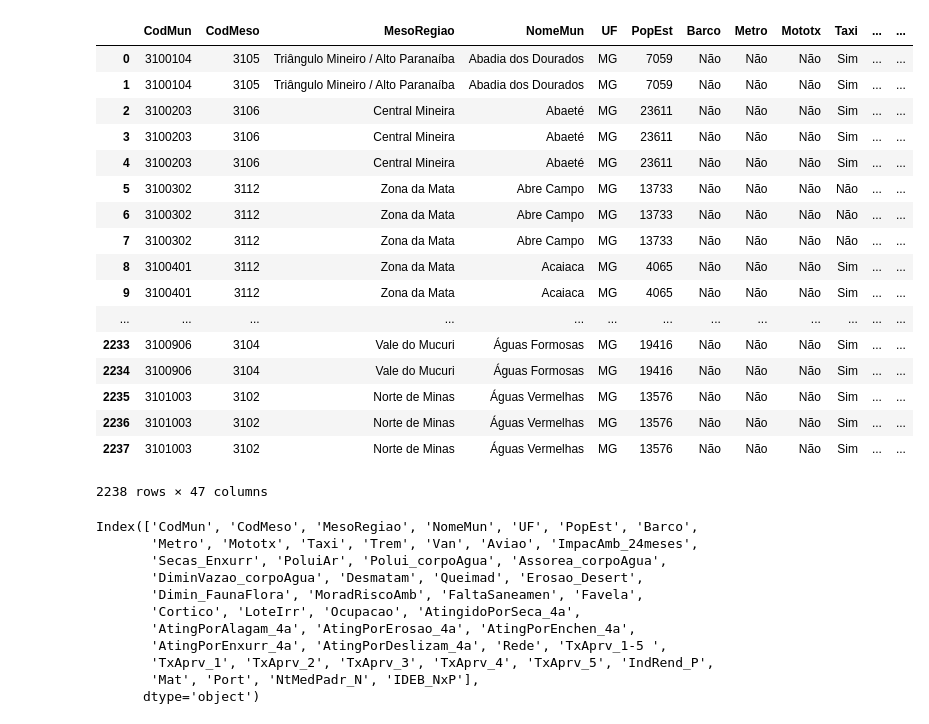
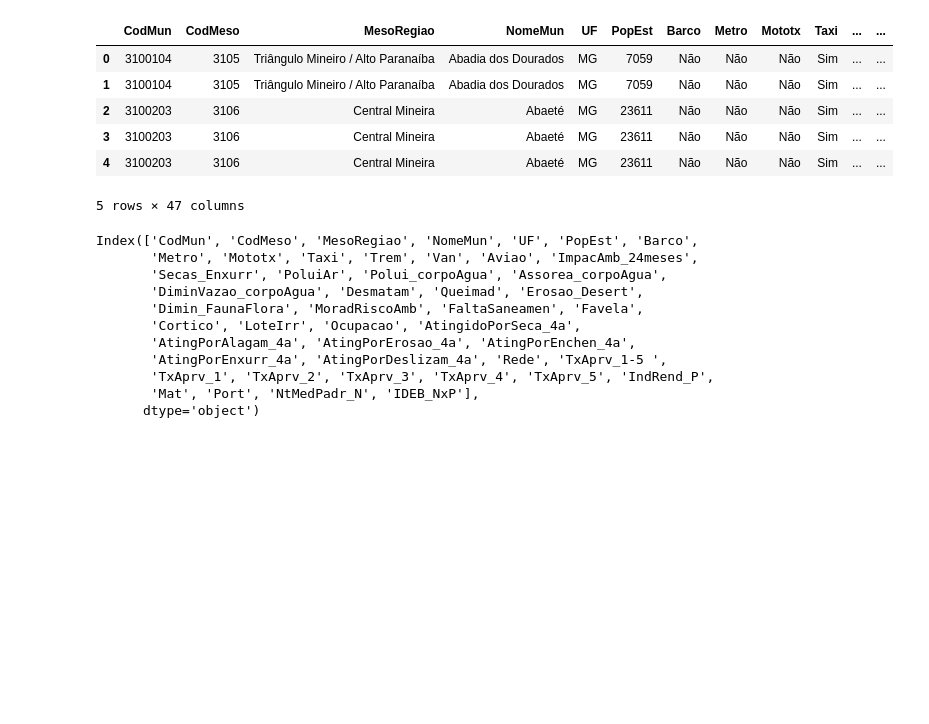
Before and after one commit to jessicatcr-zz/edu-municipios, a Jupyter notebook: Main.ipynb, the cells around one changed output. Saved outputs shown, nothing was run; the diff lists cells and outputs as text; code cells hidden in the pictures; blank space fills up the shorter version.

```diff
--- a/Main.ipynb
+++ b/Main.ipynb
@@ -16,26 +16,15 @@ from sklearn.model_selection import train_test_split
 from sklearn.model_selection import StratifiedKFold
 # %%
 df = pd.read_csv('EduBas_Munic.csv')
-df
+df.head()
 # %% [output]
 |  | CodMun | CodMeso | MesoRegiao | NomeMun | UF | PopEst | Barco | Metro | Mototx | Taxi | ... | ... |
 | 0 | 3100104 | 3105 | Triângulo Mineiro / Alto Paranaíba | Abadia dos Dourados | MG | 7059 | Não | Não | Não | Sim | ... | ... |
 | 1 | 3100104 | 3105 | Triângulo Mineiro / Alto Paranaíba | Abadia dos Dourados | MG | 7059 | Não | Não | Não | Sim | ... | ... |
 | 2 | 3100203 | 3106 | Central Mineira | Abaeté | MG | 23611 | Não | Não | Não | Sim | ... | ... |
 | 3 | 3100203 | 3106 | Central Mineira | Abaeté | MG | 23611 | Não | Não | Não | Sim | ... | ... |
 | 4 | 3100203 | 3106 | Central Mineira | Abaeté | MG | 23611 | Não | Não | Não | Sim | ... | ... |
-| 5 | 3100302 | 3112 | Zona da Mata | Abre Campo | MG | 13733 | Não | Não | Não | Não | ... | ... |
-| 6 | 3100302 | 3112 | Zona da Mata | Abre Campo | MG | 13733 | Não | Não | Não | Não | ... | ... |
-| 7 | 3100302 | 3112 | Zona da Mata | Abre Campo | MG | 13733 | Não | Não | Não | Não | ... | ... |
-| 8 | 3100401 | 3112 | Zona da Mata | Acaiaca | MG | 4065 | Não | Não | Não | Sim | ... | ... |
-| 9 | 3100401 | 3112 | Zona da Mata | Acaiaca | MG | 4065 | Não | Não | Não | Sim | ... | ... |
-| ... | ... | ... | ... | ... | ... | ... | ... | ... | ... | ... | ... | ... |
-| 2233 | 3100906 | 3104 | Vale do Mucuri | Águas Formosas | MG | 19416 | Não | Não | Não | Sim | ... | ... |
-| 2234 | 3100906 | 3104 | Vale do Mucuri | Águas Formosas | MG | 19416 | Não | Não | Não | Sim | ... | ... |
-| 2235 | 3101003 | 3102 | Norte de Minas | Águas Vermelhas | MG | 13576 | Não | Não | Não | Sim | ... | ... |
-| 2236 | 3101003 | 3102 | Norte de Minas | Águas Vermelhas | MG | 13576 | Não | Não | Não | Sim | ... | ... |
-| 2237 | 3101003 | 3102 | Norte de Minas | Águas Vermelhas | MG | 13576 | Não | Não | Não | Sim | ... | ... |
-2238 rows × 47 columns
+5 rows × 47 columns
 # %%
 df.columns
 # %% [output]
```
Also changed, not shown: parts of 17 cells of this notebook.
